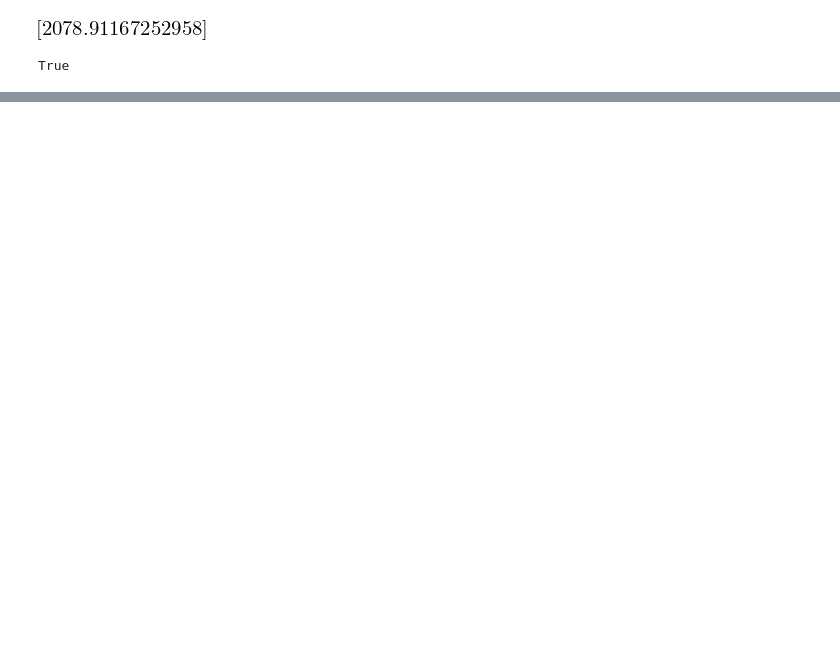
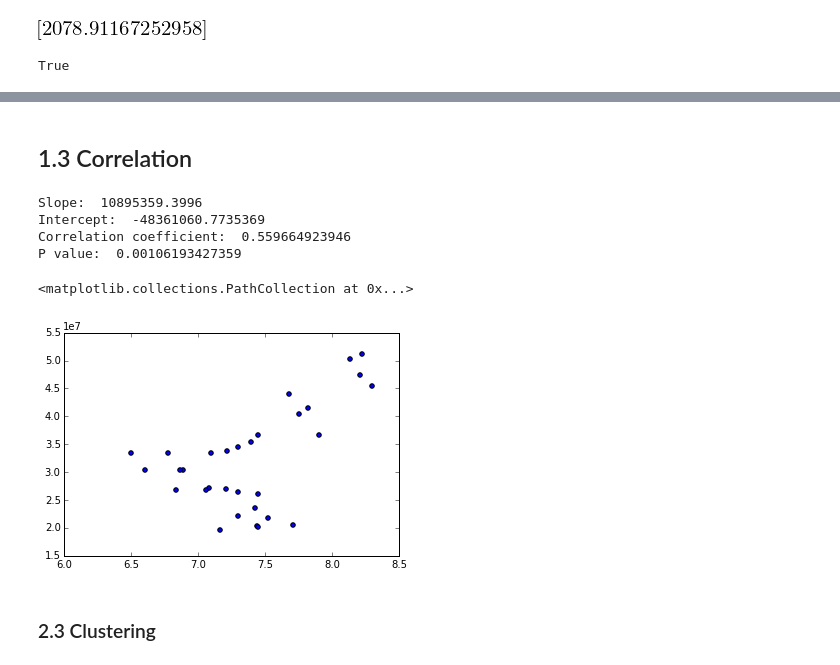
Before and after one commit to hillbs/Differential-Equations-and-Linear-Algebra, a Jupyter notebook: D003x.2 Linear Algebra.ipynb, the cells around one changed output, grey strips where cells are left out. Drawn from its saved outputs; the diff is of its cells as text; code cells hidden in the pictures; blank space fills up the shorter version.

```diff
--- a/D003x.2 Linear Algebra.ipynb
+++ b/D003x.2 Linear Algebra.ipynb
@@ -47,0 +140,2 @@ True
+# %% [markdown]
+## 1.3 Correlation
@@ -47,0 +205,22 @@ True
+# %%
+from scipy.stats import linregress
+#From http://www.stats.govt.nz/infoshare/Default.aspx
+a = np.array(Alcohol_per_head[:,1][:])
+b = np.array(Number_of_sheep[:,1][:])
+slope, intercept, r_value, p_value, std_err = linregress(a,b)
+print 'Slope: ',slope
+print 'Intercept: ',intercept
+print 'Correlation coefficient: ',r_value
+print 'P value: ',p_value
+# %% [output]
+Slope:  10895359.3996
+Intercept:  -48361060.7735369
+Correlation coefficient:  0.559664923946
+P value:  0.00106193427359
+# %%
+plt.scatter(a,b)
+# %% [output]
+<matplotlib.collections.PathCollection at 0x...>
+[figure, added]
+# %% [markdown]
+### 2.3 Clustering
```
Also changed, not shown: parts of 15 cells of this notebook.
